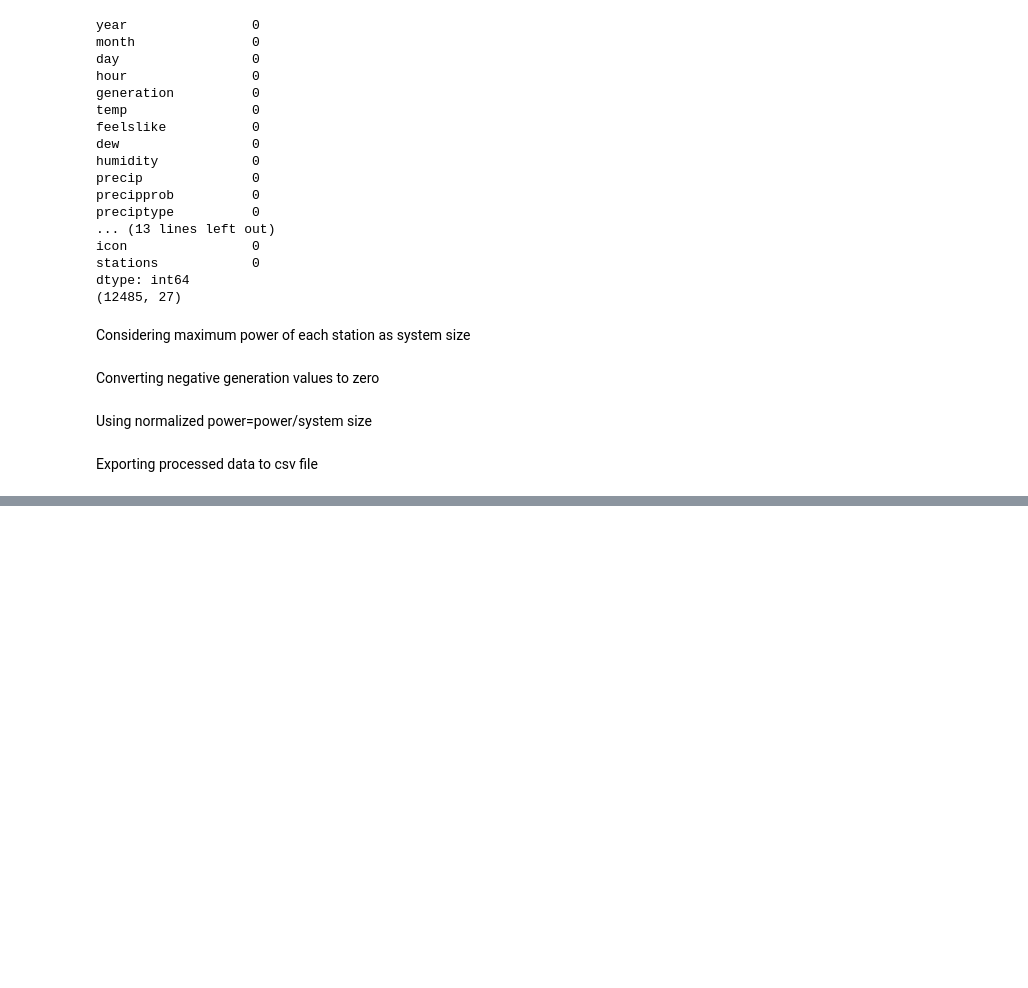
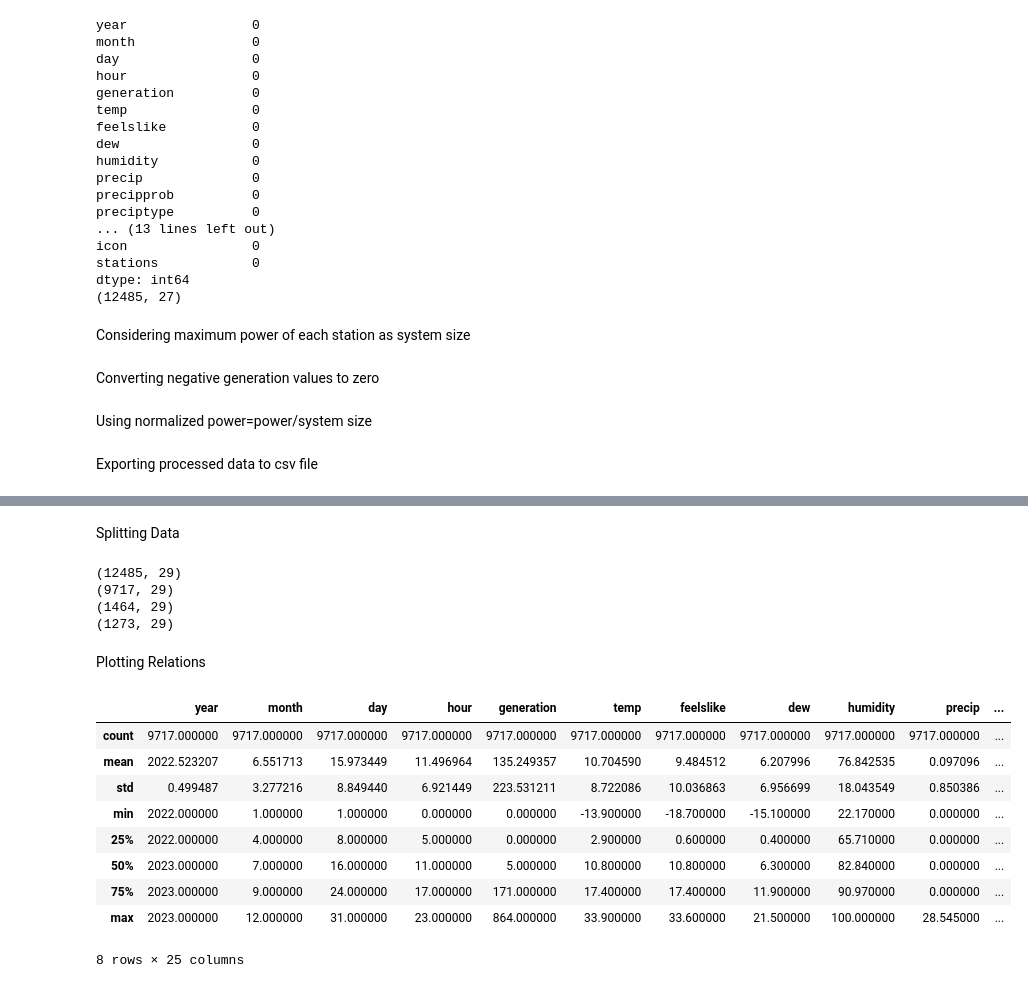
Before and after one commit to BhavyaDoriya/Solar-Drishti, a Jupyter notebook: forecasting/ml/preprocess.ipynb, the cells around one changed output, grey strips where cells are left out. Saved outputs shown, nothing was run; the diff lists cells and outputs as text; code cells hidden in the pictures; blank space fills up the shorter version.

```diff
--- a/forecasting/ml/preprocess.ipynb
+++ b/forecasting/ml/preprocess.ipynb
@@ -96,0 +125,30 @@ df.to_csv(BASE_DIR / "media" / "ProcessedData.csv", index=False)
+# %% [markdown]
+Splitting Data
+# %%
+train_df=df[((df['year']==2022) | ((df['year']==2023) & (df['month']<=7)))]
+val_df=df[(df["year"]==2023) & ((df["month"]>7) & (df["month"]<=9))]
+test_df=df[((df["year"]==2023) & (df["month"]>9))]
+print(df.shape)
+print(train_df.shape)
+print(val_df.shape)
+print(test_df.shape)
+# %% [output]
+(12485, 29)
+(9717, 29)
+(1464, 29)
+(1273, 29)
+# %% [markdown]
+Plotting Relations
+# %%
+train_df.describe()
+# %% [output]
+|  | year | month | day | hour | generation | temp | feelslike | dew | humidity | precip | ... |
+| count | 9717.000000 | 9717.000000 | 9717.000000 | 9717.000000 | 9717.000000 | 9717.000000 | 9717.000000 | 9717.000000 | 9717.000000 | 9717.000000 | ... |
+| mean | 2022.523207 | 6.551713 | 15.973449 | 11.496964 | 135.249357 | 10.704590 | 9.484512 | 6.207996 | 76.842535 | 0.097096 | ... |
+| std | 0.499487 | 3.277216 | 8.849440 | 6.921449 | 223.531211 | 8.722086 | 10.036863 | 6.956699 | 18.043549 | 0.850386 | ... |
+| min | 2022.000000 | 1.000000 | 1.000000 | 0.000000 | 0.000000 | -13.900000 | -18.700000 | -15.100000 | 22.170000 | 0.000000 | ... |
+| 25% | 2022.000000 | 4.000000 | 8.000000 | 5.000000 | 0.000000 | 2.900000 | 0.600000 | 0.400000 | 65.710000 | 0.000000 | ... |
+| 50% | 2023.000000 | 7.000000 | 16.000000 | 11.000000 | 5.000000 | 10.800000 | 10.800000 | 6.300000 | 82.840000 | 0.000000 | ... |
+| 75% | 2023.000000 | 9.000000 | 24.000000 | 17.000000 | 171.000000 | 17.400000 | 17.400000 | 11.900000 | 90.970000 | 0.000000 | ... |
+| max | 2023.000000 | 12.000000 | 31.000000 | 23.000000 | 864.000000 | 33.900000 | 33.600000 | 21.500000 | 100.000000 | 28.545000 | ... |
+8 rows × 25 columns
```
Also changed, not shown: parts of 63 cells of this notebook, 2 other files.
